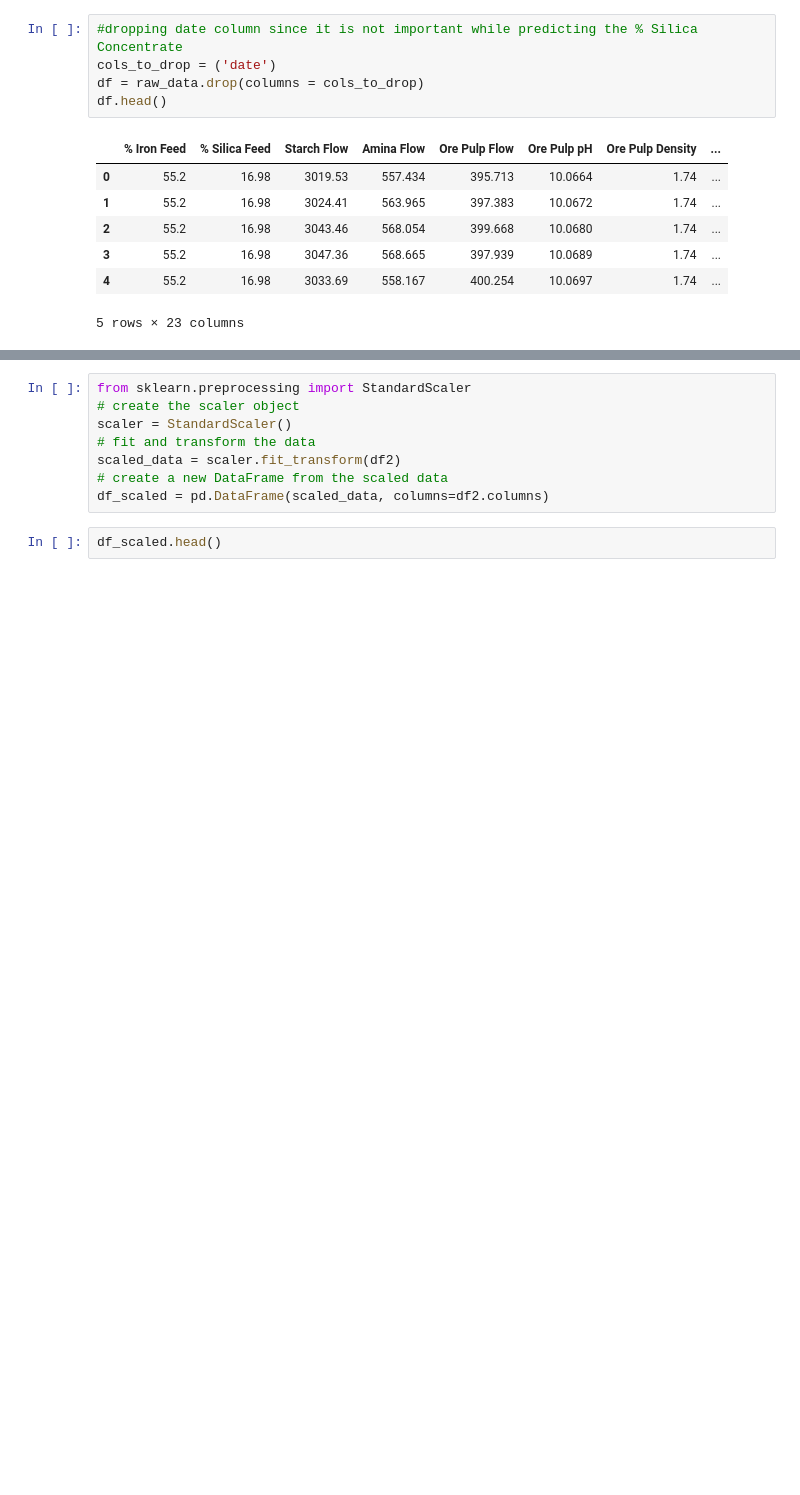
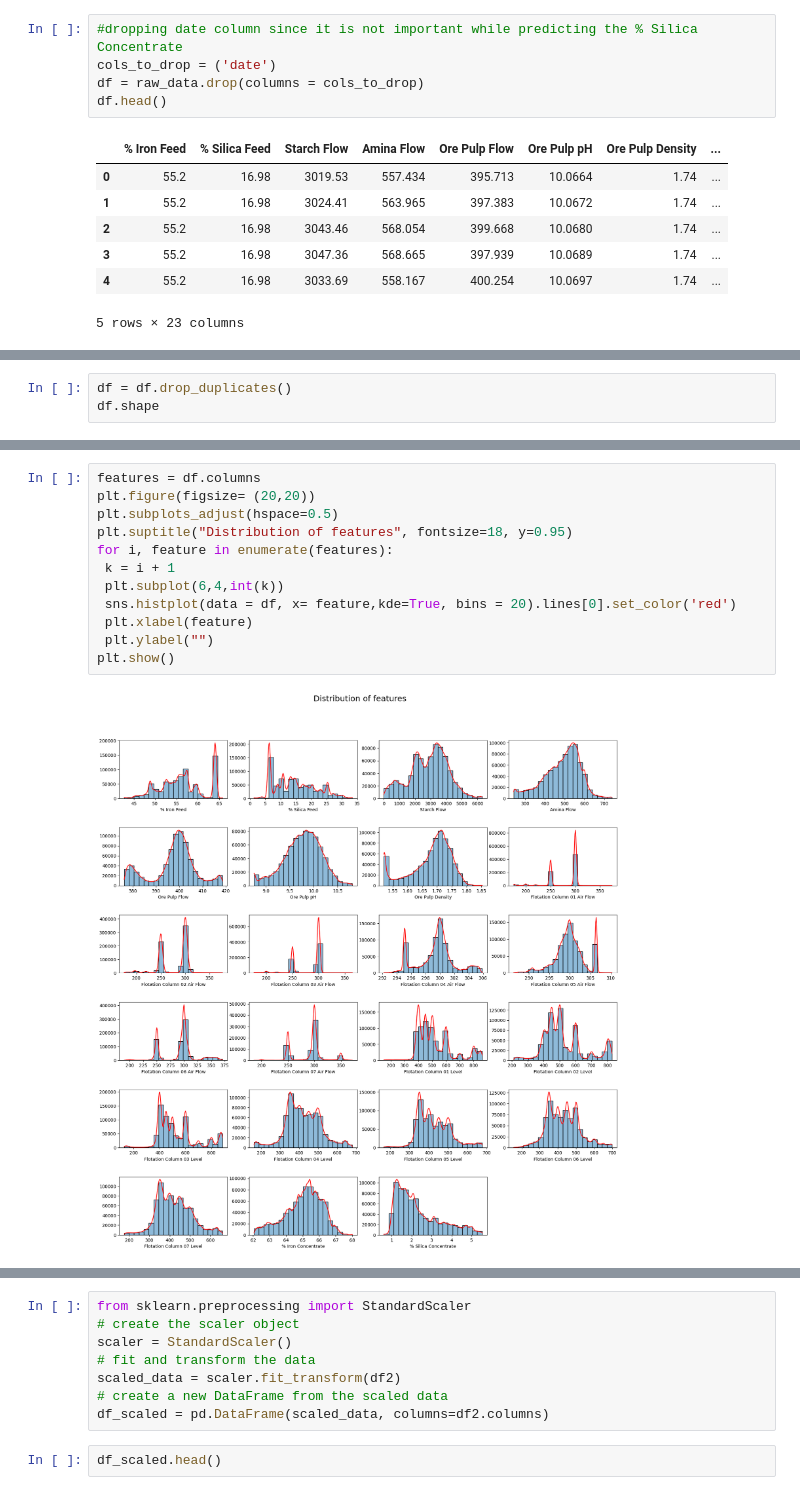
Before and after one commit to ArifAygun/Iron-Ore-Froth-Flotation-Quality-Prediction, a Jupyter notebook: Iron_Ore_Froth_Flotation_Quality_Prediction.ipynb, the cells around one changed output, grey strips where cells are left out. Saved outputs shown, nothing was run; the diff lists cells and outputs as text; blank space fills up the shorter version.

```diff
--- a/Iron_Ore_Froth_Flotation_Quality_Prediction.ipynb
+++ b/Iron_Ore_Froth_Flotation_Quality_Prediction.ipynb
@@ -151,0 +178,3 @@ df.head()
+# %%
+df = df.drop_duplicates()
+df.shape
@@ -151,0 +196,14 @@ df.head()
+# %%
+features = df.columns
+plt.figure(figsize= (20,20))
+plt.subplots_adjust(hspace=0.5)
+plt.suptitle("Distribution of features", fontsize=18, y=0.95)
+for i, feature in enumerate(features):
+ k = i + 1
+ plt.subplot(6,4,int(k))
+ sns.histplot(data = df, x= feature,kde=True, bins = 20).lines[0].set_color('red')
+ plt.xlabel(feature)
+ plt.ylabel("")
+plt.show()
+# %% [output]
+[figure, added]
```
Also changed, not shown: parts of 7 cells of this notebook.
